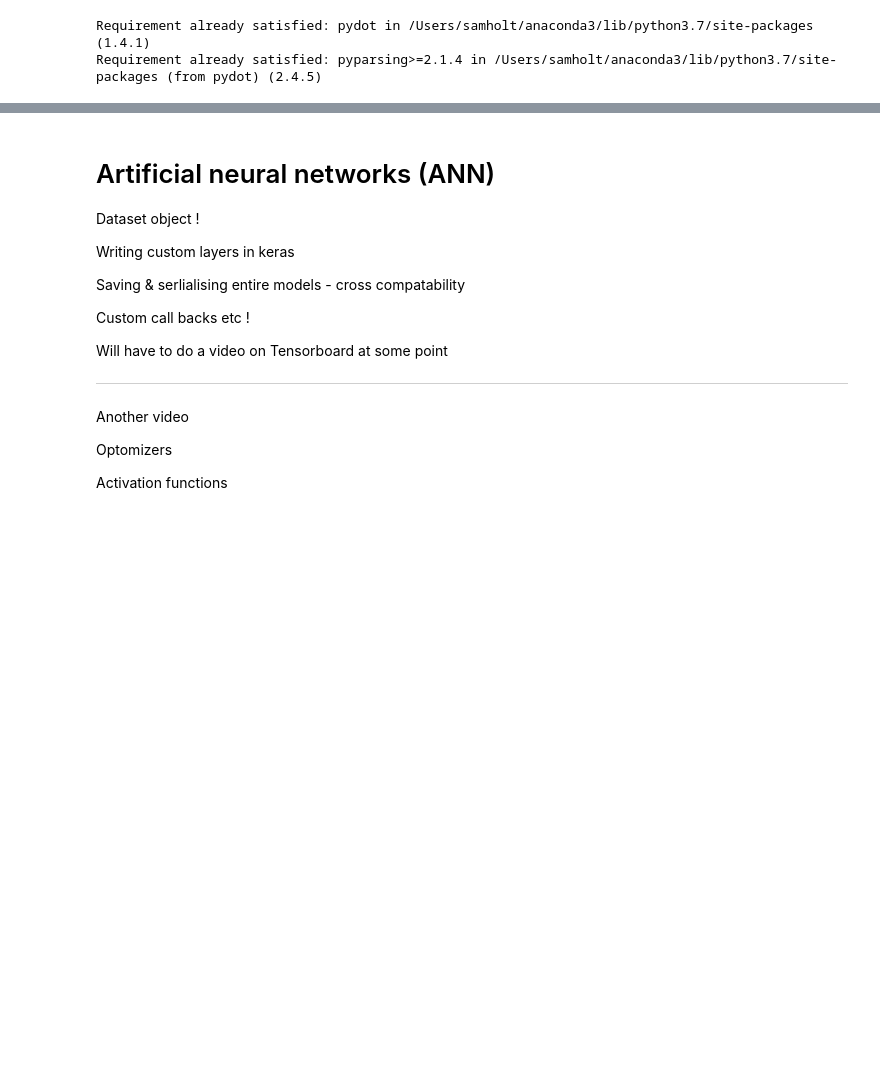
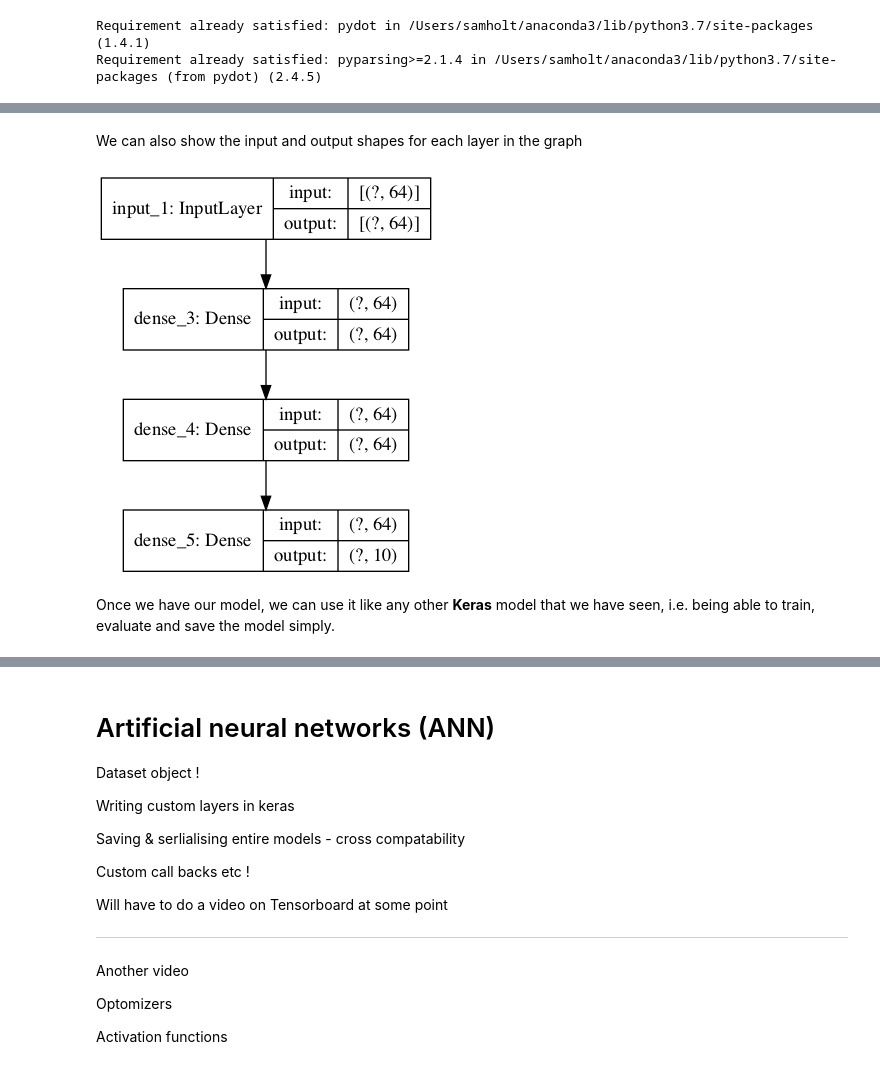
Before and after one commit to PacktPublishing/Practical-Machine-Learning-with-TensorFlow-2.0-and-Scikit-Learn, a Jupyter notebook: section_5/5-3.ipynb, the cells around one changed output, grey strips where cells are left out. Cells and saved outputs as stored; diff of their text form; code cells hidden in the pictures; blank space fills up the shorter version.

```diff
--- a/section_5/5-3.ipynb
+++ b/section_5/5-3.ipynb
@@ -26,0 +278,8 @@ Requirement already satisfied: pyparsing>=2.1.4 in /Users/samholt/anaconda3/lib/
+# %% [markdown]
+We can also show the input and output shapes for each layer in the graph
+# %%
+keras.utils.plot_model(model, show_shapes=True)
+# %% [output]
+[figure, added]
+# %% [markdown]
+Once we have our model, we can use it like any other **Keras** model that we have seen, i.e. being able to train, evaluate and save the model simply.
```
Also changed, not shown: parts of 59 cells of this notebook, 1 other file.
